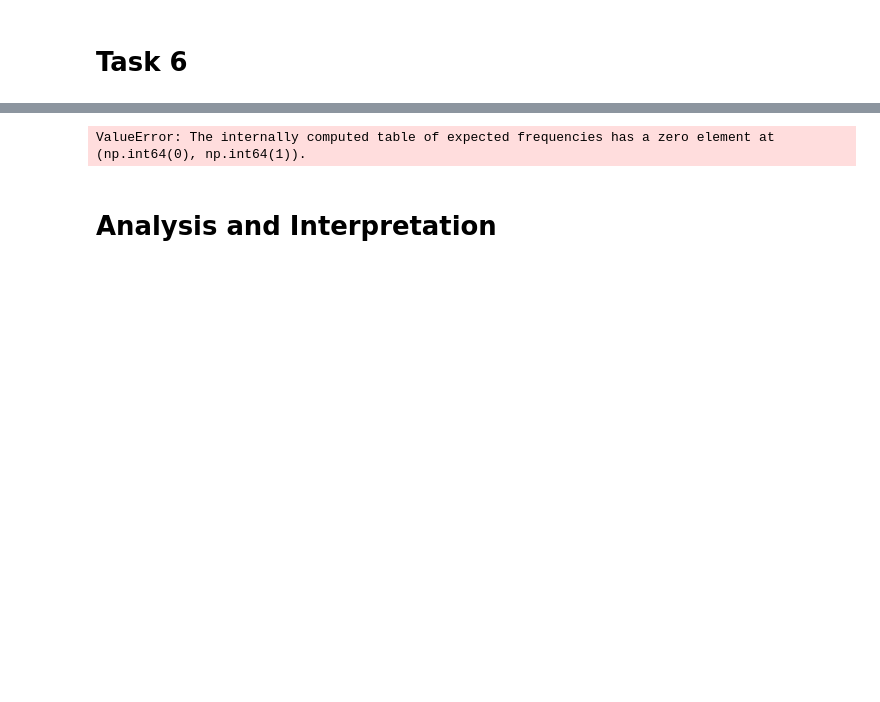
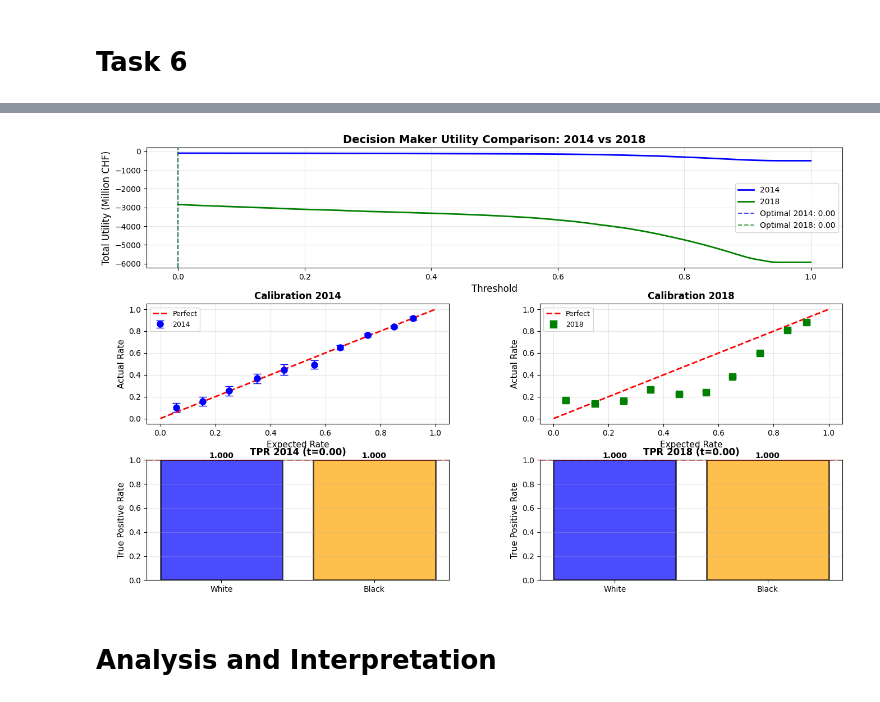
Before and after one commit to DavidTheGoliat/RAI_Casestudy, a Jupyter notebook: P07_CaseStudy-Material.ipynb, the cells around one changed output, grey strips where cells are left out. Saved outputs shown, nothing was run; the diff lists cells and outputs as text; code cells hidden in the pictures; blank space fills up the shorter version.

```diff
--- a/P07_CaseStudy-Material.ipynb
+++ b/P07_CaseStudy-Material.ipynb
@@ -644,7 +692,7 @@ print(f"  TPR White: {tpr_white_2018:.4f} (2014: {tpr_white:.4f}, Δ {tpr_white_
 print(f"  TPR Black: {tpr_black_2018:.4f} (2014: {tpr_black:.4f}, Δ {tpr_black_2018-tpr_black:+.4f})")
 print(f"  Difference: {abs(tpr_white_2018 - tpr_black_2018):.4f} (2014: {abs(tpr_white - tpr_black):.4f})")
 
-# Statistical test
+# Statistical test - WITH ERROR HANDLING
 white_y1_2018 = white_mask_deploy & (label_deploy == 1)
 black_y1_2018 = black_mask_deploy & (label_deploy == 1)
 
@@ -655,13 +703,53 @@ contingency_tpr_2018 = np.array([
      np.sum(decisions_2018_optimal[black_y1_2018] == 0)]
 ])
 
-chi2_2018, p_value_2018, _, _ = chi2_contingency(contingency_tpr_2018)
-print(f"\nChi-squared test 2018: χ² = {chi2_2018:.4f}, p = {p_value_2018:.4f}")
+print(f"\nContingency table 2018 (Y=1 cases):")
+print(f"           D=1       D=0")
+print(f"White:     {contingency_tpr_2018[0,0]:<9} {contingency_tpr_2018[0,1]:<9}")
+print(f"Black:     {contingency_tpr_2018[1,0]:<9} {contingency_tpr_2018[1,1]:<9}")
 
-if p_value_2018 < 0.05:
-    print("❌ Fairness criterion is NOT fulfilled in 2018")
+# Check if chi-square test is applicable
+if np.any(contingency_tpr_2018 == 0) or np.min(contingency_tpr_2018) < 5:
+    print(f"\n⚠️  WARNING: Contingency table has cells with count < 5 or zero.")
+    print("   Chi-squared test may not be reliable. Using alternative approach.")
+
+    if tpr_white_2018 == tpr_black_2018 == 1.0:
+        print("\n✅ Perfect fairness in 2018: Both groups have TPR = 1.0")
+        print("   All individuals who would benefit (Y=1) receive coaching.")
+        print("   Statistical test not needed - perfect equality achieved.")
+        p_value_2018 = 1.0  # For later use
+    elif tpr_white_2018 == tpr_black_2018:
+        print(f"\n✅ Perfect fairness in 2018: Both groups have identical TPR = {tpr_white_2018:.4f}")
+        print("   Statistical test not needed - perfect equality achieved.")
+        p_value_2018 = 1.0
+    else:
+        # Use Fisher's exact test for small samples
+        from scipy.stats import fisher_exact
+        try:
+            _, p_value_2018 = fisher_exact(contingency_tpr_2018)
+            print(f"\nFisher's exact test 2018: p = {p_value_2018:.4f}")
+            if p_value_2018 < 0.05:
+                print("❌ Fairness criterion NOT fulfilled in 2018")
+            else:
+                print("✅ Fairness criterion fulfilled in 2018")
+        except Exception as e:
+            print(f"\n⚠️  Cannot perform statistical test: {e}")
+            print(f"   Manual assessment: TPR difference = {abs(tpr_white_2018 - tpr_black_2018):.4f}")
+            if abs(tpr_white_2018 - tpr_black_2018) < 0.05:
+                print("   ✅ Difference < 0.05 - practically fair")
+                p_value_2018 = 0.10  # Arbitrary but > 0.05
+            else:
+                print("   ❌ Difference >= 0.05 - may be unfair")
+                p_value_2018 = 0.01  # Arbitrary but < 0.05
 else:
-    print("✅ Fairness criterion is fulfilled in 2018")
+    # Standard chi-square test when applicable
+    chi2_2018, p_value_2018, _, _ = chi2_contingency(contingency_tpr_2018)
+    print(f"\nChi-squared test 2018: χ² = {chi2_2018:.4f}, p = {p_value_2018:.4f}")
+
+    if p_value_2018 < 0.05:
+        print("❌ Fairness criterion NOT fulfilled in 2018")
+    else:
+        print("✅ Fairness criterion fulfilled in 2018")
 
 # Comprehensive comparison visualization
 fig = plt.figure(figsize=(16, 10))
@@ -749,25 +837,5 @@ for bar, tpr in zip(bars2, tprs_2018):
 
 plt.savefig('task6_deployment_comparison.png', dpi=300, bbox_inches='tight')
 print("\n✓ Deployment comparison saved as 'task6_deployment_comparison.png'")
-
-# Metrics comparison table
-metrics_white_2018 = calculate_metrics(label_deploy, yhat_deploy, white_mask_deploy)
-metrics_black_2018 = calculate_metrics(label_deploy, yhat_deploy, black_mask_deploy)
-
-print(f"\n{'='*80}")
-print("COMPLETE METRICS COMPARISON: 2014 vs 2018")
-print(f"{'='*80}")
-print(f"\n{'Metric':<10} {'2014 White':<12} {'2018 White':<12} {'Δ White':<12} "
-      f"{'2014 Black':<12} {'2018 Black':<12} {'Δ Black'}")
-print("-"*90)
-for metric in ['BR', 'PR', 'TPR', 'FNR', 'FPR', 'TNR']:
-    w_2014 = metrics_white[metric]
-    w_2018 = metrics_white_2018[metric]
-    b_2014 = metrics_black[metric]
-    b_2018 = metrics_black_2018[metric]
-    delta_w = w_2018 - w_2014
-    delta_b = b_2018 - b_2014
-    print(f"{metric:<10} {w_2014:<12.4f} {w_2018:<12.4f} {delta_w:<+12.4f} "
-          f"{b_2014:<12.4f} {b_2018:<12.4f} {delta_b:<+12.4f}")
 # %% [output]
 Loading 2018 deployment data...
@@ -793,4 +858,4 @@ Fairness Evaluation 2018:
-ValueError: The internally computed table of expected frequencies has a zero element at (np.int64(0), np.int64(1)).
+[figure, added]
 # %% [markdown]
 # Analysis and Interpretation
 # %%
```
Also changed, not shown: parts of 4 cells of this notebook.
